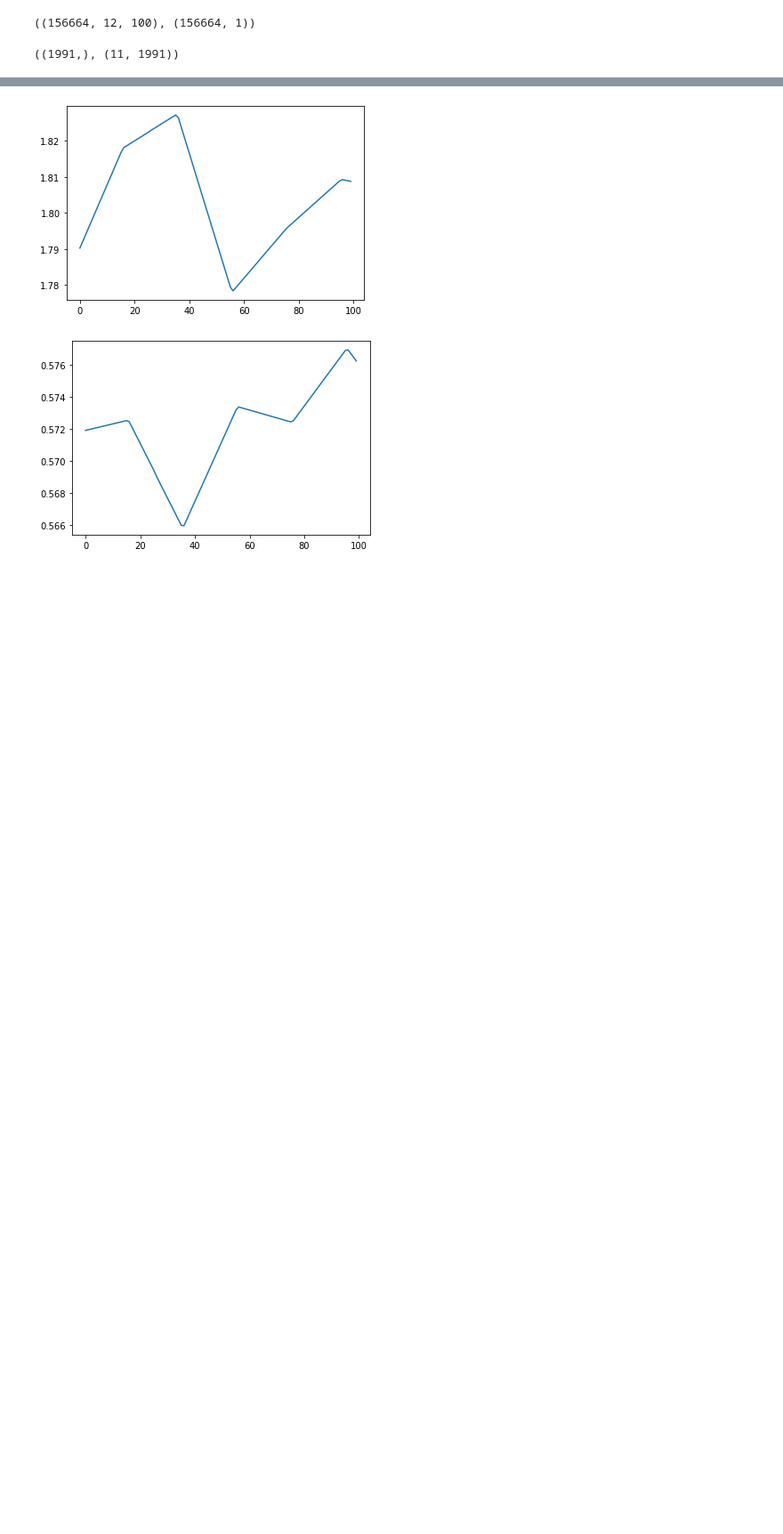
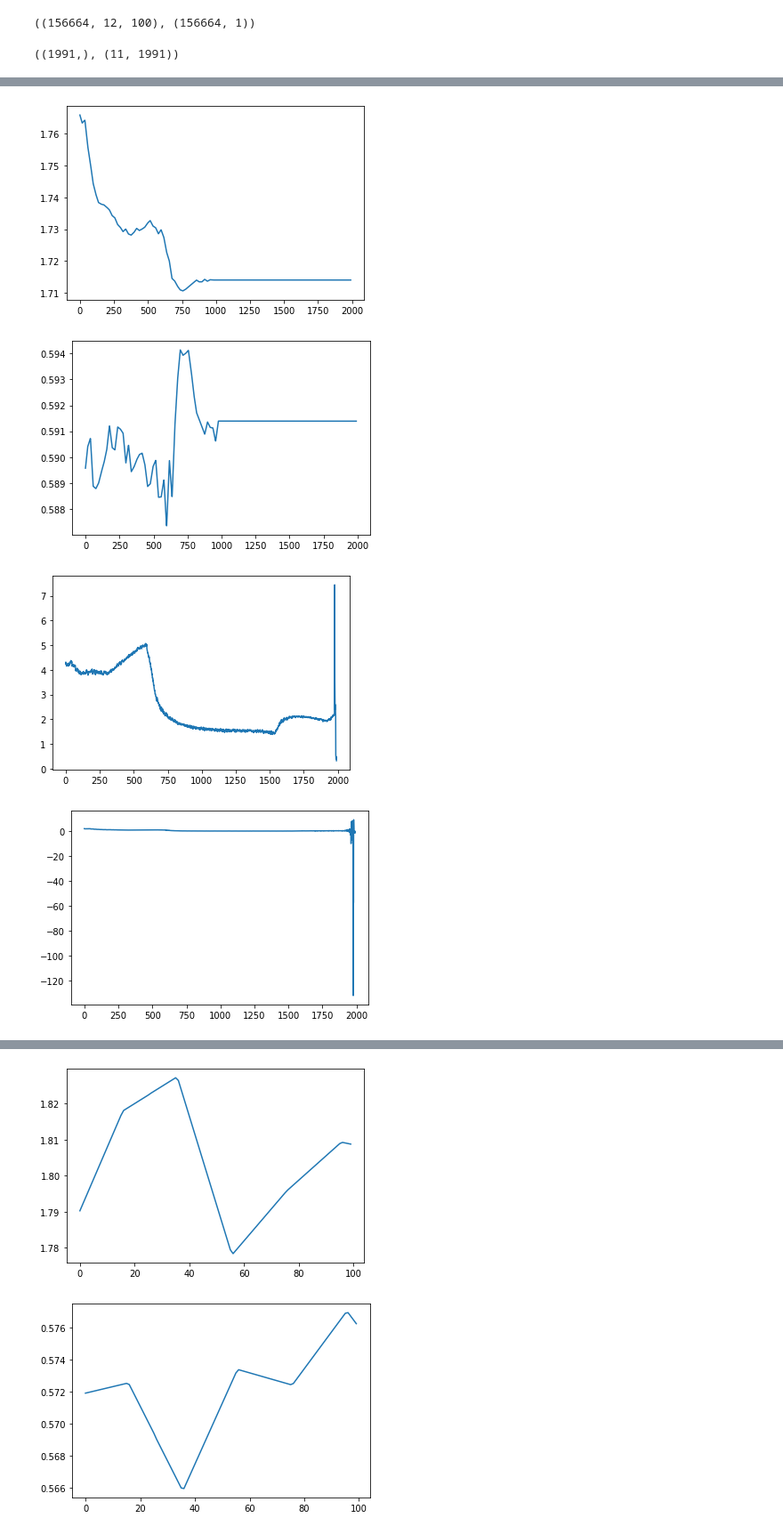
Before and after one commit to YoungseogChung/NNKit, a Jupyter notebook: data/check_dataset_works.ipynb, the cells around one changed output, grey strips where cells are left out. Shown at 89% size. Cells and saved outputs as stored; diff of their text form; code cells hidden in the pictures; blank space fills up the shorter version.

```diff
--- a/data/check_dataset_works.ipynb
+++ b/data/check_dataset_works.ipynb
@@ -33,0 +43,9 @@ orig_data1[0].shape, orig_data1[1].shape
+# %%
+for signal in prob[1]:
+    plt.plot(signal)
+    plt.show()
+# %% [output]
+[figure, added]
+[figure, added]
+[figure, added]
+[figure, added]
```
Also changed, not shown: parts of 3 cells of this notebook, 24 other files.
